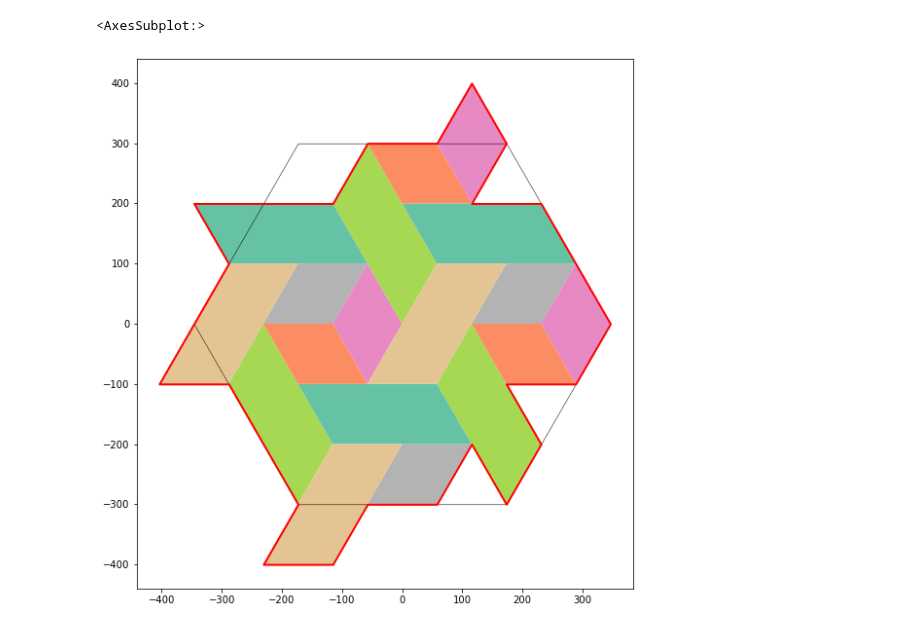
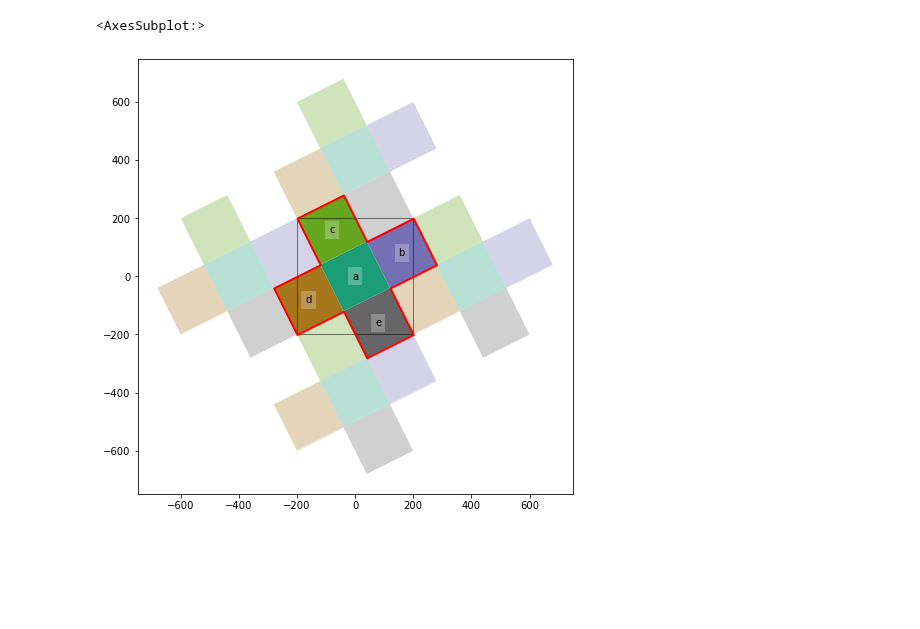
Before and after one commit to DOSull/weaving-space, a Jupyter notebook: weavingspace/scratch.ipynb, the cells around one changed output. Saved outputs shown, nothing was run; the diff lists cells and outputs as text; code cells hidden in the pictures; blank space fills up the shorter version.

```diff
--- a/weavingspace/scratch.ipynb
+++ b/weavingspace/scratch.ipynb
@@ -17,12 +17,10 @@ from weave_grids import WeaveGrid
 import tiling_utils
 # %%
 ak = gpd.read_file("../data/imd-auckland-2018.gpkg")
-# %%
-w1 = WeaveUnit(weave_type = "twill", n = 2, spacing = 500, aspect = 1,
-               strands = "abcd-|efg-", crs = ak.crs)
-w1 = WeaveUnit(weave_type = "cube", spacing = 100, aspect = 1,
-               strands = "-bc|d-f|gh-")
-w1.plot(r = 0, cmap = "Set2", figsize = (14, 10), show_ids = False)
-# %% [output]
-<AxesSubplot:>
-[figure, removed]
+# %%
+t = TileUnit(tiling_type = "square-colouring", n = 5,
+             spacing = 400, crs = ak.crs)
+t.plot(r = 1)
+# %% [output]
+<AxesSubplot:>
+[figure, added]
```
Also changed, not shown: parts of 7 cells of this notebook, 2 other files.
